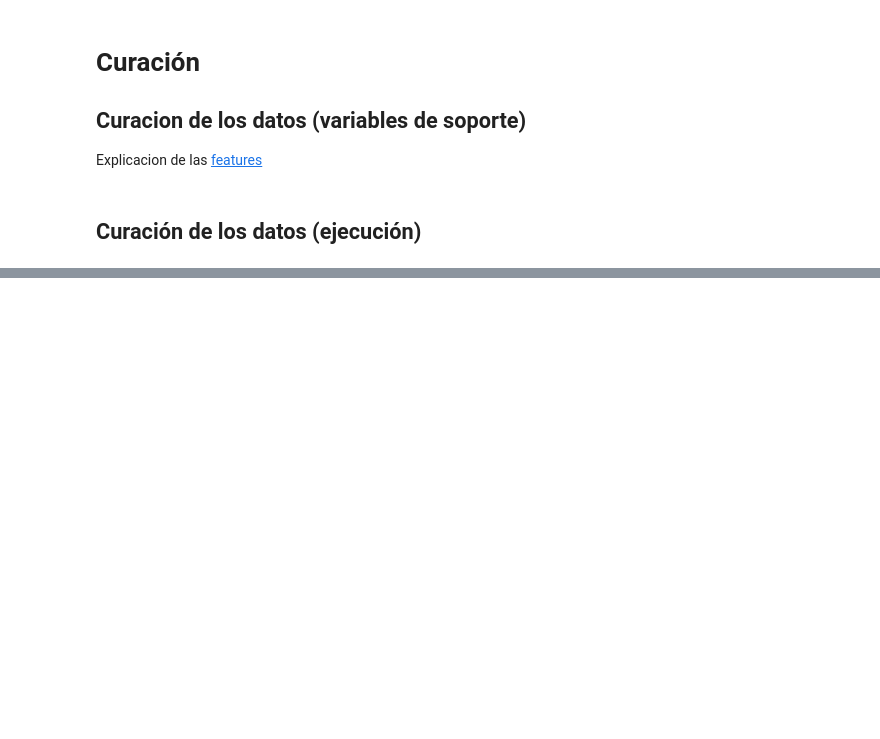
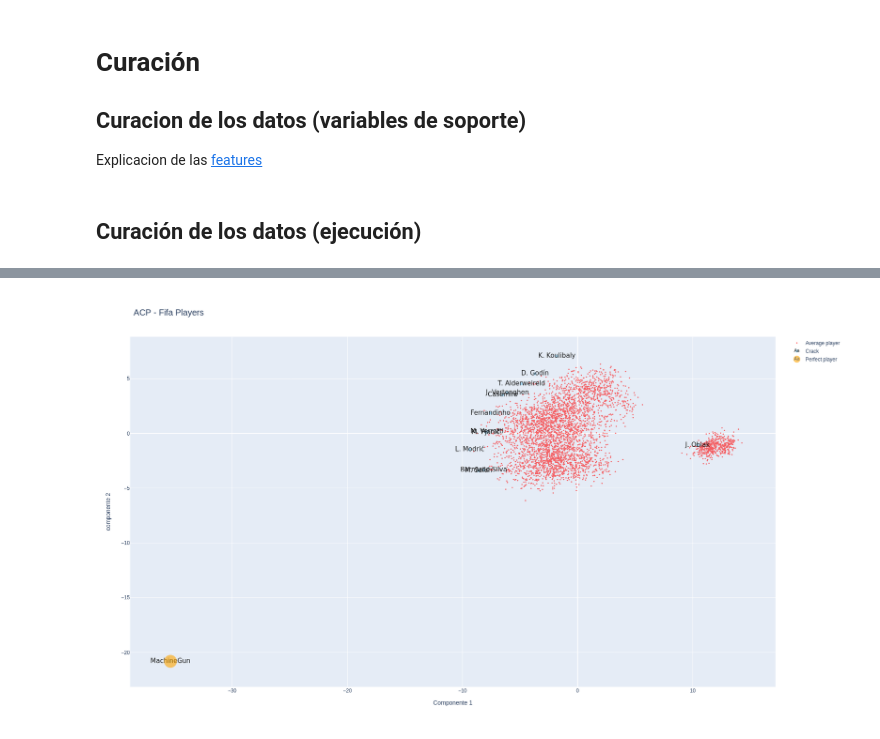
Before and after one commit to danicattaneob/diplo-datos-ayvd-g1, a Jupyter notebook: 5_aprendizaje_no_supervisado/ntb_embedings_fifa_2020.ipynb, the cells around one changed output, grey strips where cells are left out. Saved outputs shown, nothing was run; the diff lists cells and outputs as text; code cells hidden in the pictures; blank space fills up the shorter version.

```diff
--- a/5_aprendizaje_no_supervisado/ntb_embedings_fifa_2020.ipynb
+++ b/5_aprendizaje_no_supervisado/ntb_embedings_fifa_2020.ipynb
@@ -378,0 +425,56 @@ iplot(fig)
+# %%
+MachineGunDataDict={'short_name':'MachineGun'} # club player_positions preferred_foot team_position
+
+MachineGunSkillsDict={'overall':99}
+for skills in dfn.columns:
+    MachineGunSkillsDict[skills]=99
+
+#Lo agregamos a la base:
+dfn=dfn.append(MachineGunSkillsDict,ignore_index=True)
+dfo=dfo.append(MachineGunDataDict,ignore_index=True)
+X_scaled=std_scale.transform(dfn) # volvemos a normalizar con el dato agregado
+#pero con la normalización de la base sin el dato nuevo
+X_projected=pca.transform(X_scaled) # volvemos a proyectar pero con el dato nuevo
+# %%
+#Graph 2
+#Choose your player
+recherche_joueur=dfo["short_name"]=='L. Messi'
+
+bool_crack=dfn["overall"] > 85
+bool_no_crack=dfn["overall"]<86
+bool_machinegun=dfo["short_name"]=='MachineGun'
+
+palette=['navy','red','#A2D5F2','orange','green','pink']
+data=[]
+
+acp_crack =go.Scatter(x=X_projected[bool_crack,0], y=X_projected[bool_crack,1],name='Crack',
+                       text=dfo.loc[bool_crack,'short_name'],
+                      textfont=dict(family='sans serif',size=15,color='black'),
+                      opacity=0.9,marker=dict(color=palette[2],size=7),mode='markers+text')
+
+acp_no_crack =go.Scatter(x=X_projected[bool_no_crack,0], y=X_projected[bool_no_crack,1],name='Average player',
+                          text=dfo.loc[bool_no_crack,'short_name'],
+                         opacity=0.6,marker=dict(color=palette[1],size=3),mode='markers')
+
+acp_machinegun =go.Scatter(x=X_projected[bool_machinegun,0], y=X_projected[bool_machinegun,1],name='Perfect player',
+                           textfont=dict(family='sans serif',size=20,color='black'),
+                           opacity=0.6,marker=dict(color=palette[3],size=30),mode='markers+text')
+
+
+joueur_recherche =go.Scatter(x=X_projected[recherche_joueur,0], y=X_projected[recherche_joueur,1],name='Searched player',
+                            text=dfo.loc[recherche_joueur,'short_name'],
+                            textfont=dict(family='sans serif',size=20,color='black'),
+                           opacity=1,marker=dict(color=palette[4],size=40),mode='markers+text')
+
+data=[acp_no_crack,acp_crack,acp_machinegun,joueur_recherche]
+
+layout = go.Layout(title="ACP - Fifa Players",titlefont=dict(size=20),
+                xaxis=dict(title='Componente 1'),
+                yaxis=dict(title='componente 2'),
+                autosize=False, width=1000,height=1000)
+
+fig = go.Figure(data=data, layout=layout)
+
+iplot(fig)
+# %% [output]
+[figure, added]
```
Also changed, not shown: parts of 14 cells of this notebook.
